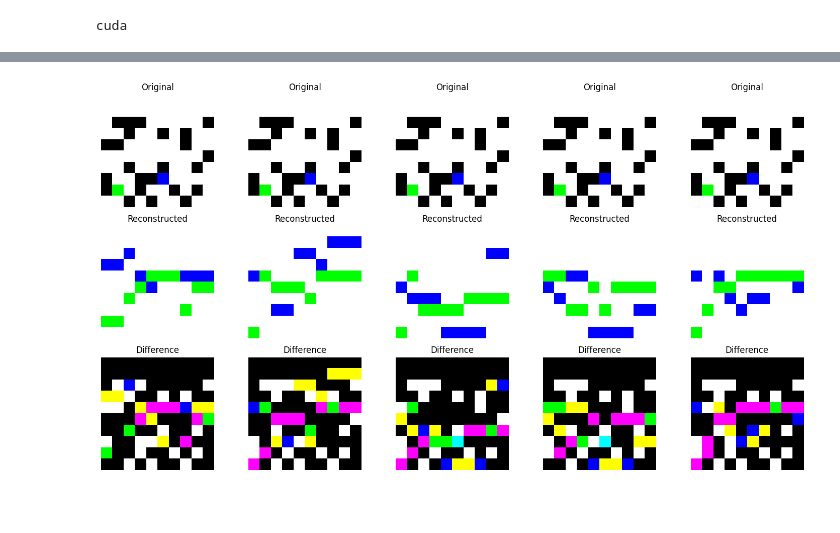
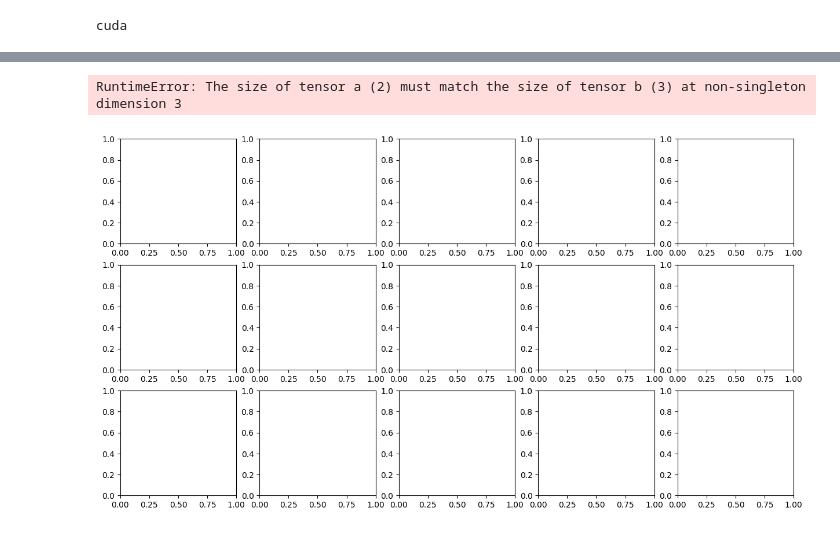
Before and after one commit to Atul-Acharya-17/diffusion-based-environment-generator, a Jupyter notebook: generator/diffuser/discrete_diffusion.ipynb, the cells around one changed output, grey strips where cells are left out. Drawn from its saved outputs; the diff is of its cells as text; code cells hidden in the pictures; blank space fills up the shorter version.

```diff
--- a/generator/diffuser/discrete_diffusion.ipynb
+++ b/generator/diffuser/discrete_diffusion.ipynb
@@ -161,7 +161,7 @@ class VAE_Decoder(nn.Module):
         x = x[:, :, :10, :10]
 
         # Process channels for discrete output
-        wall = torch.sigmoid(x[:, 0])  # Channel 1: Sigmoid for walls
+        wall = torch.sigmoid(x[:, 0]) < 0.5 # Channel 1: Sigmoid for walls
 
         # Apply softmax over each pixel (across spatial dimensions) for source and destination
         source = F.softmax(x[:, 1], dim=1)  # Shape: (B, 10, 10)
@@ -181,7 +424,7 @@ class VAE_Decoder(nn.Module):
 # Hyperparameters
 BATCH_SIZE = 128
 LEARNING_RATE = 1e-4
-EPOCHS = 30
+EPOCHS = 300
 LATENT_CHANNELS = 4
 # %%
 dataloader = DataLoader(dataset, batch_size=BATCH_SIZE, shuffle=False)
@@ -216,7 +459,7 @@ for epoch in range(EPOCHS):
         x = x.to(torch.float32).to(device).permute(0, 3, 1, 2)
         batch_size = x.size(0)
 
-        noise = torch.randn(batch_size, LATENT_CHANNELS, 3, 3).to(device)
+        noise = torch.randn(batch_size, LATENT_CHANNELS, 2, 2).to(device)
 
         mean, log_var, z = encoder(x, noise)
         x_hat = decoder(z)
@@ -263,9 +500,11 @@ def visualize_grid_world(grid):
     - Third channel: Destination (1 if destination)
     """
     # Extract channels
-    wall = grid[:, :, 0] == 0
-    source = grid[:, :, 1] == 1
-    destination = grid[:, :, 2] == 1
+
+    print(grid[:, :, 0])
+    wall = grid[:, :, 0] < 0.5
+    source = grid[:, :, 1] >= 0.5
+    destination = grid[:, :, 2] >= 1
 
     # Create an RGB image with a white background (1, 1, 1)
     img = np.ones((*wall.shape, 3), dtype=np.float32)  # White background
@@ -287,7 +526,7 @@ decoder.eval()
 with torch.no_grad():
     fig, axes = plt.subplots(3, 5, figsize=(15, 8))  # Create 3x5 grid of subplots
 
-    for i in range(1):
+    for i in range(5):
         idx = np.random.randint(len(dataset))
         img = dataset[idx]  # Ignore the path length label for reconstruction
         img = img.unsqueeze(0).to(torch.float32).to(device).permute(0, 3, 1, 2)
@@ -299,31 +538,32 @@ with torch.no_grad():
         _, _, z = encoder(img, noise)
         reconstructed = decoder(z).cpu().squeeze(0)
 
         original = img.cpu().squeeze(0)
 
         # Convert the grid world to RGB for visualization
         original_rgb = visualize_grid_world(original.permute(1, 2, 0).numpy())
         reconstructed_rgb = visualize_grid_world(reconstructed.permute(1, 2, 0).numpy())
 
         # Compute the absolute difference between original and reconstructed
         difference = np.abs(original_rgb - reconstructed_rgb)
 
         # Original Image
         axes[0, i].imshow(original_rgb)
         axes[0, i].axis('off')
         axes[0, i].set_title('Original')
 
         # Reconstructed Image
         axes[1, i].imshow(reconstructed_rgb)
         axes[1, i].axis('off')
         axes[1, i].set_title('Reconstructed')
 
         # Difference Image (showing difference in RGB space)
         axes[2, i].imshow(difference)
         axes[2, i].axis('off')
         axes[2, i].set_title('Difference')
 
     plt.tight_layout()
     plt.show()
 # %% [output]
+RuntimeError: The size of tensor a (2) must match the size of tensor b (3) at non-singleton dimension 3
-[figure, old version]
+[figure, new version]
```
Also changed, not shown: parts of 7 cells of this notebook.
